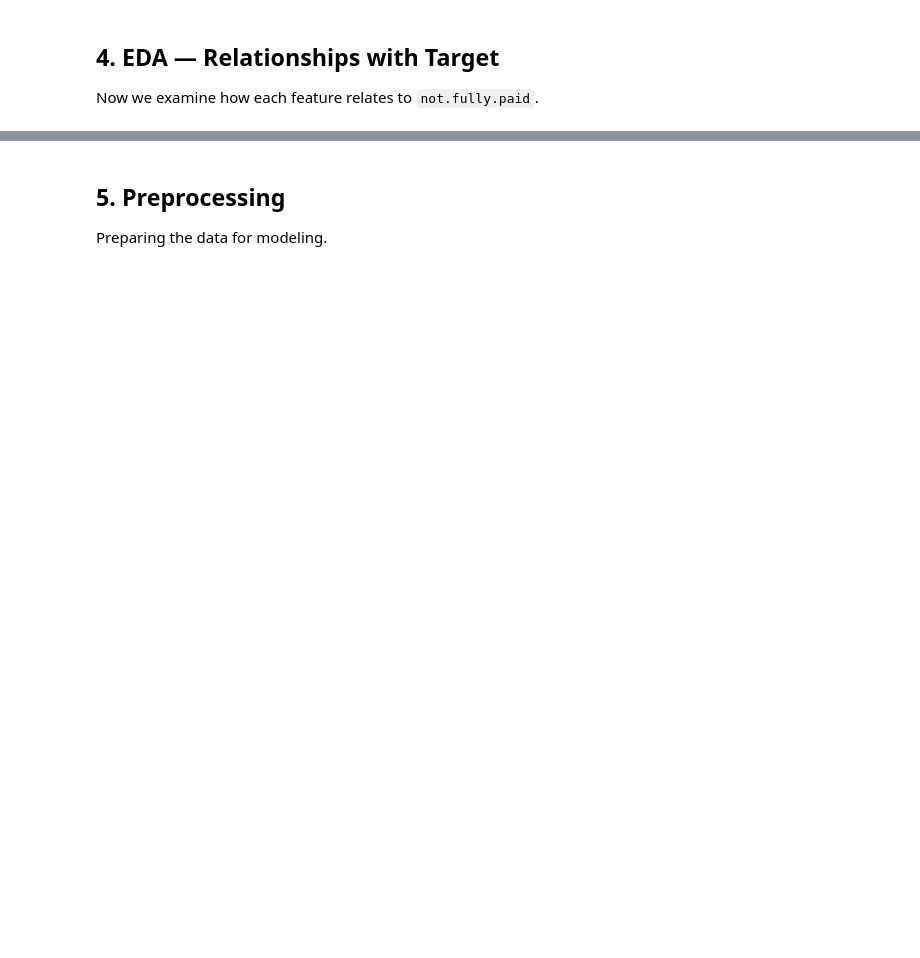
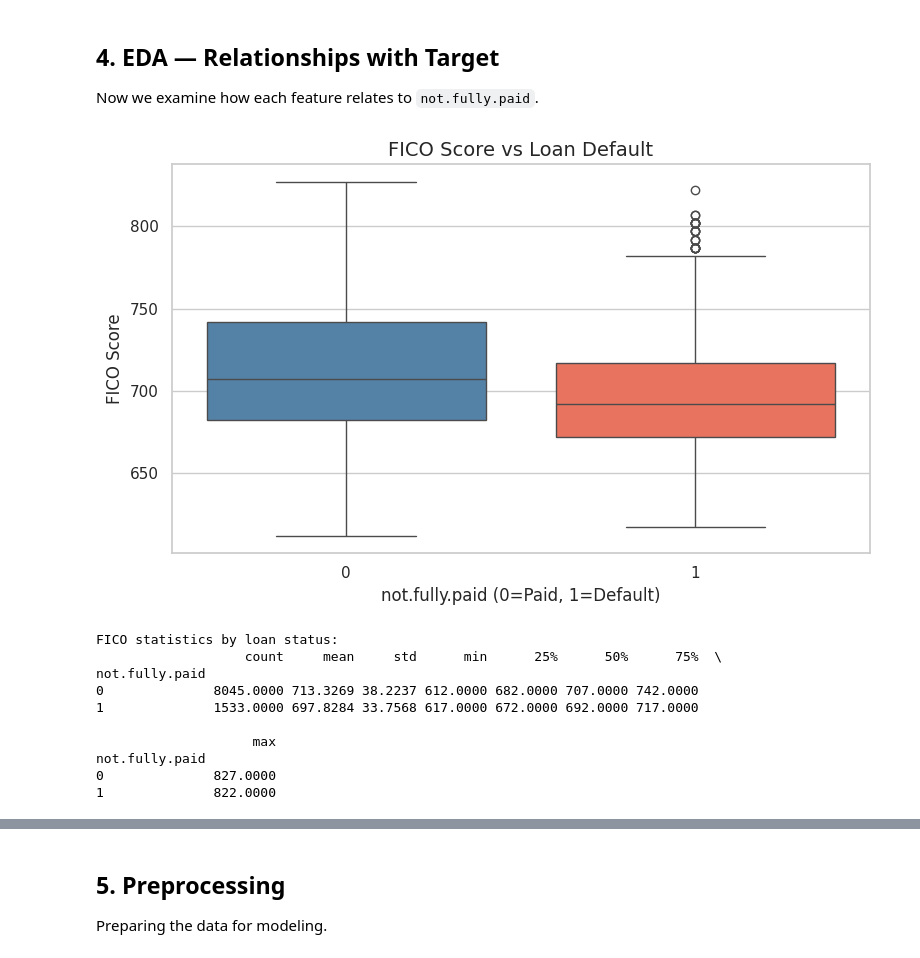
Before and after one commit to karvaroz/ML_CRASH_COURSE, a Jupyter notebook: loan_analysis.ipynb, the cells around one changed output, grey strips where cells are left out. Cells and saved outputs as stored; diff of their text form; code cells hidden in the pictures; blank space fills up the shorter version.

```diff
--- a/loan_analysis.ipynb
+++ b/loan_analysis.ipynb
@@ -40,7 +44,13 @@ print('Libraries loaded successfully')
 # %%
-# Load the dataset
-# If running on Colab, upload the file first or mount Google Drive
-df = pd.read_csv('loan_data.csv')
+# Mount Google Drive and load dataset
+from google.colab import drive
+drive.mount('/content/drive')
+
+# Path: My Drive > Colabs Notebooks > data > loan_data.csv
+FILE_PATH = '/content/drive/MyDrive/Colab Notebooks/data/loan_data.csv'
+# https://www.datacamp.com/datalab/datasets/dataset-python-loans
+
+df = pd.read_csv(FILE_PATH)
 
 print(f'Shape: {df.shape}')
 print(f'Rows: {df.shape[0]:,} | Columns: {df.shape[1]}')
@@ -204,18 +276,30 @@ Now we examine how each feature relates to `not.fully.paid`.
 # %%
 # --- FICO vs Default (boxplot) ---
 # Key question: do defaulters have lower FICO scores?
 plt.figure(figsize=(8, 5))
 sns.boxplot(x='not.fully.paid', y='fico', data=df,
-            palette={0: 'steelblue', 1: 'tomato'})
+            hue='not.fully.paid', palette=['steelblue', 'tomato'], legend=False)
 plt.title('FICO Score vs Loan Default', fontsize=14)
 plt.xlabel('not.fully.paid (0=Paid, 1=Default)')
 plt.ylabel('FICO Score')
 plt.tight_layout()
 plt.show()
 
 # Statistical summary
 print('FICO statistics by loan status:')
 print(df.groupby('not.fully.paid')['fico'].describe())
+# %% [output]
+[figure, added]
+FICO statistics by loan status:
+                   count     mean     std      min      25%      50%      75%  \
+not.fully.paid
+0              8045.0000 713.3269 38.2237 612.0000 682.0000 707.0000 742.0000
+1              1533.0000 697.8284 33.7568 617.0000 672.0000 692.0000 717.0000
+
+                    max
+not.fully.paid
+0              827.0000
+1              822.0000
 # %%
 # --- Interest Rate vs Default ---
 # Key insight: higher rate = higher risk (lender already priced it in)
```
Also changed, not shown: parts of 26 cells of this notebook.
